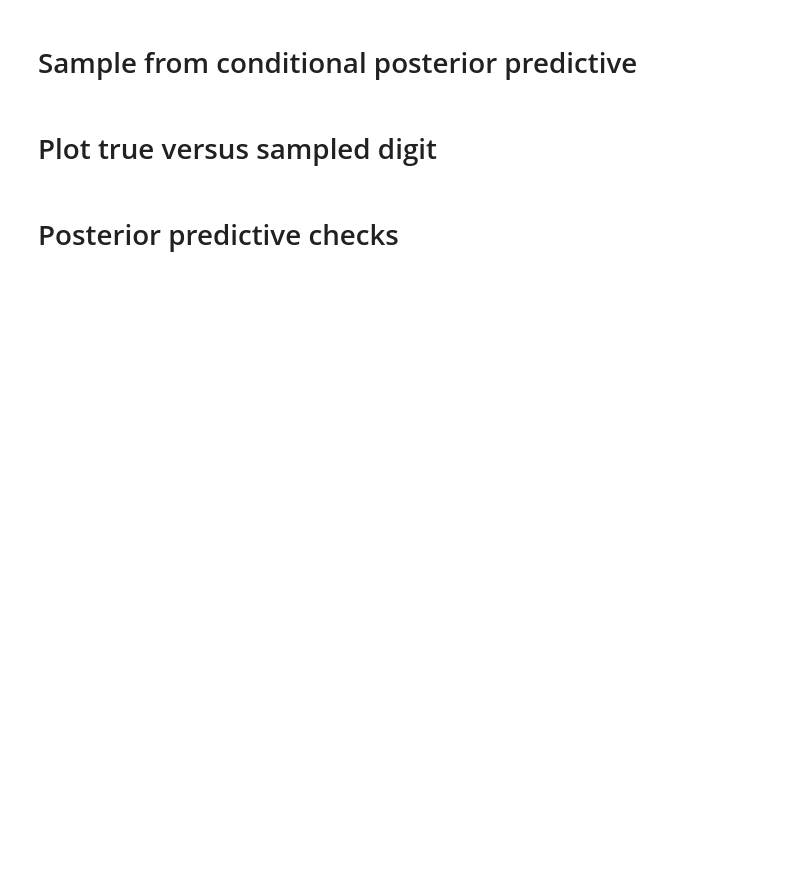
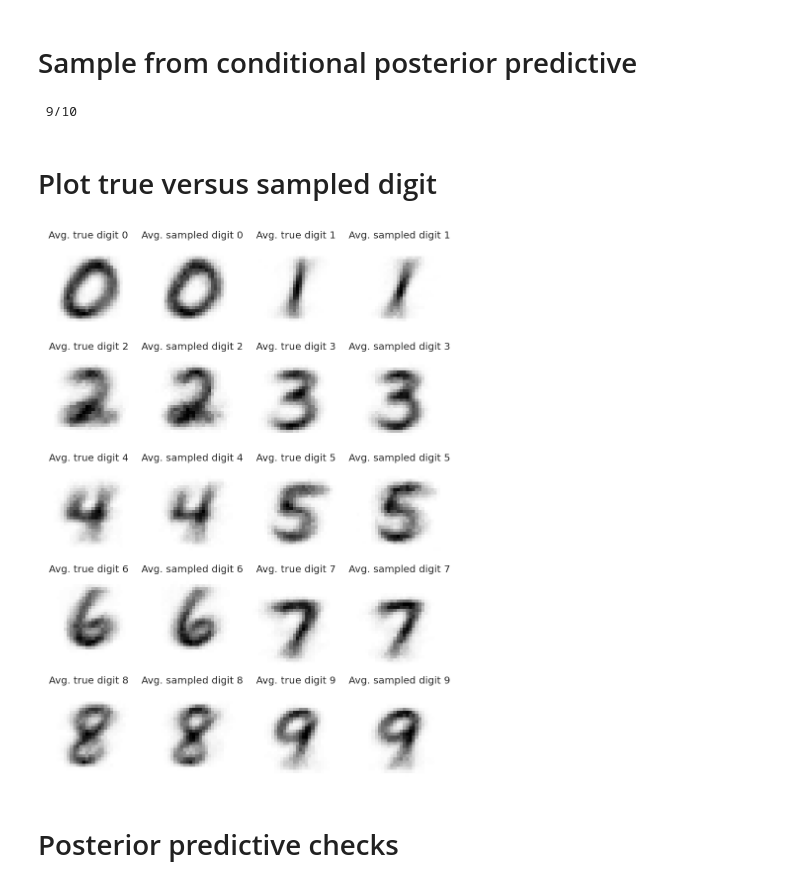
Before and after one commit to ClaartjeBarkhof/bayesian-statistical-criticism-vae, a Jupyter notebook: analysis/data_space/MNIST_pixels.ipynb, the cells around one changed output. Saved outputs shown, nothing was run; the diff lists cells and outputs as text; code cells hidden in the pictures; blank space fills up the shorter version.

```diff
--- a/analysis/data_space/MNIST_pixels.ipynb
+++ b/analysis/data_space/MNIST_pixels.ipynb
@@ -40,7 +45,7 @@ os.makedirs(SAVE_DIR, exist_ok=True)
 # %%
 FIT_AND_COMPUTE_SURPRISAL_VALS = True
 
-PERFORM_MODEL_CHECKS = False
+PERFORM_MODEL_CHECKS = True
 # %%
 run_df = pd.read_csv("/home/cbarkhof/fall-2021/analysis/final_selection_runs.csv", index_col=0)
 run_df = run_df[run_df.image_or_language == "image"]
@@ -210,31 +226,69 @@ if PERFORM_MODEL_CHECKS:
             key=rng_key_, sample_shape=(npost_samples,))
 
         samples[digit] = cond_posterior_pred
+# %% [output]
+ 9/10
 # %% [markdown]
 # Plot true versus sampled digit
 # %%
+# if PERFORM_MODEL_CHECKS:
+#     fig, ax = plt.subplots(ncols=3, nrows=10, figsize=(3*3, 3*10))
+
+#     for k in range(10):
+#         # 2D [N, 786]
+#         true_digits = VALID_OBS_X[VALID_OBS_Y == k]
+#         avg_true_digit = true_digits.mean(axis=0)
+
+#         # 3D [S, N, 786]
+#         sampeld_digits = samples[k]
+#         avg_sampled_digit = sampeld_digits.mean(axis=0).mean(axis=0)
+
+#         ax[k, 0].imshow(avg_true_digit.reshape(28, 28), cmap="Greys")
+#         ax[k, 0].set_title(f"Avg. true digit {k}")
+#         ax[k, 1].imshow(avg_sampled_digit.reshape(28, 28), cmap="Greys")
+#         ax[k, 1].set_title(f"Avg. sampled digit {k}")
+#         ax[k, 2].imshow(np.abs(avg_true_digit-avg_sampled_digit).reshape(28, 28), cmap="Greys")
+#         ax[k, 2].set_title(f"Abs dif. between\navg. true and sampled digit {k}")
+
+#         for i in range(3):
+#             ax[k, i].grid("off")
+#             ax[k, i].set_xticks([])
+#             ax[k, i].set_yticks([])
+
+# Version 2
 if PERFORM_MODEL_CHECKS:
-    fig, ax = plt.subplots(ncols=3, nrows=10, figsize=(3*3, 3*10))
+    fig, ax = plt.subplots(ncols=4, nrows=5, figsize=(3*2, 4*2))
 
     for k in range(10):
+        r = k // 2
+        c = k % 2
+
         # 2D [N, 786]
         true_digits = VALID_OBS_X[VALID_OBS_Y == k]
         avg_true_digit = true_digits.mean(axis=0)
 
         # 3D [S, N, 786]
         sampeld_digits = samples[k]
         avg_sampled_digit = sampeld_digits.mean(axis=0).mean(axis=0)
 
-        ax[k, 0].imshow(avg_true_digit.reshape(28, 28), cmap="Greys")
-        ax[k, 0].set_title(f"Avg. true digit {k}")
-        ax[k, 1].imshow(avg_sampled_digit.reshape(28, 28), cmap="Greys")
-        ax[k, 1].set_title(f"Avg. sampled digit {k}")
-        ax[k, 2].imshow(np.abs(avg_true_digit-avg_sampled_digit).reshape(28, 28), cmap="Greys")
-        ax[k, 2].set_title(f"Abs dif. between\navg. true and sampled digit {k}")
+        ax[r, (c*2)].imshow(avg_true_digit.reshape(28, 28), cmap="Greys")
+        ax[r, (c*2)].set_title(f"Avg. true digit {k}", size=10)
 
-        for i in range(3):
-            ax[k, i].grid("off")
-            ax[k, i].set_xticks([])
-            ax[k, i].set_yticks([])
+        ax[r, (c*2)+1].imshow(avg_sampled_digit.reshape(28, 28), cmap="Greys")
+        ax[r, (c*2)+1].set_title(f"Avg. sampled digit {k}", size=10)
+        #ax[k, 2].imshow(np.abs(avg_true_digit-avg_sampled_digit).reshape(28, 28), cmap="Greys")
+        #ax[k, 2].set_title(f"Abs dif. between\navg. true and sampled digit {k}")
+
+    for r in range(5):
+        for c in range(4):
+            ax[r, c].grid("off")
+            ax[r, c].set_xticks([])
+            ax[r, c].set_yticks([])
+
+    plt.tight_layout()
+    plt.savefig(f"{PLOT_DIR_BDA_MNIST}/BDA_model_sample_check.png", dpi=300, bbox="tight_inches")
+    plt.show()
+# %% [output]
+[figure, added]
 # %% [markdown]
 # Posterior predictive checks
```
Also changed, not shown: parts of 7 cells of this notebook, 16 other files.
